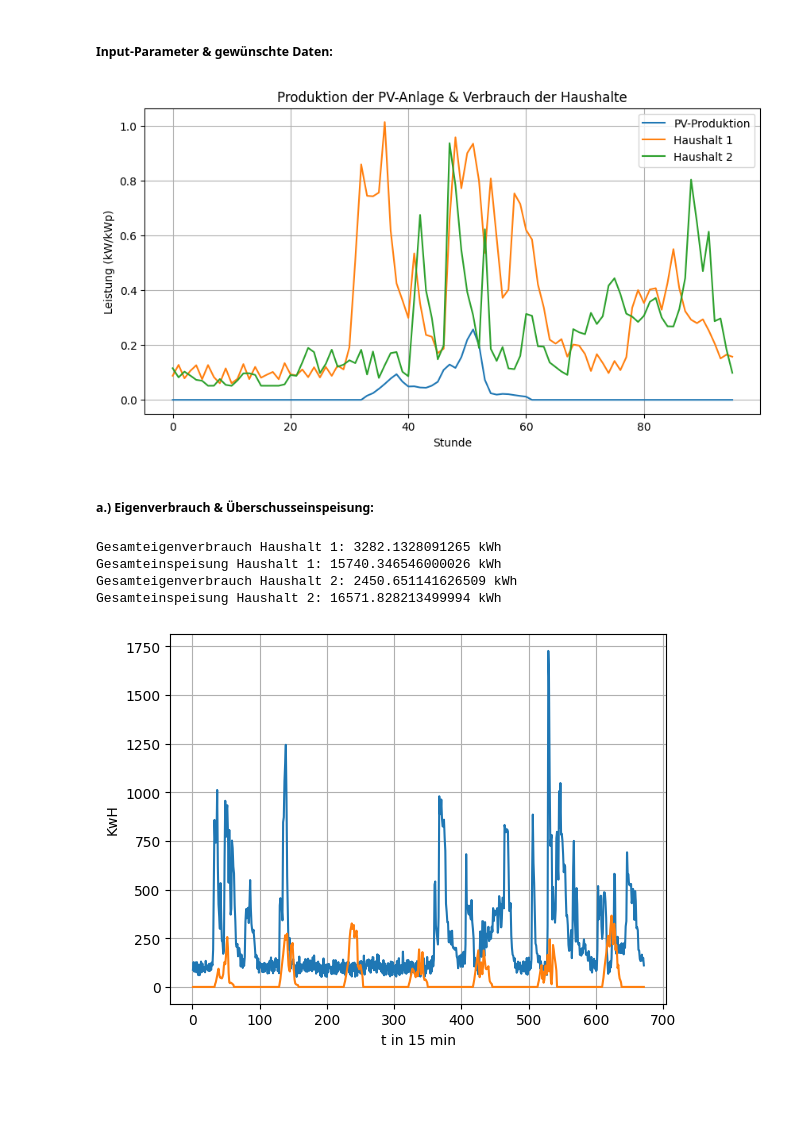
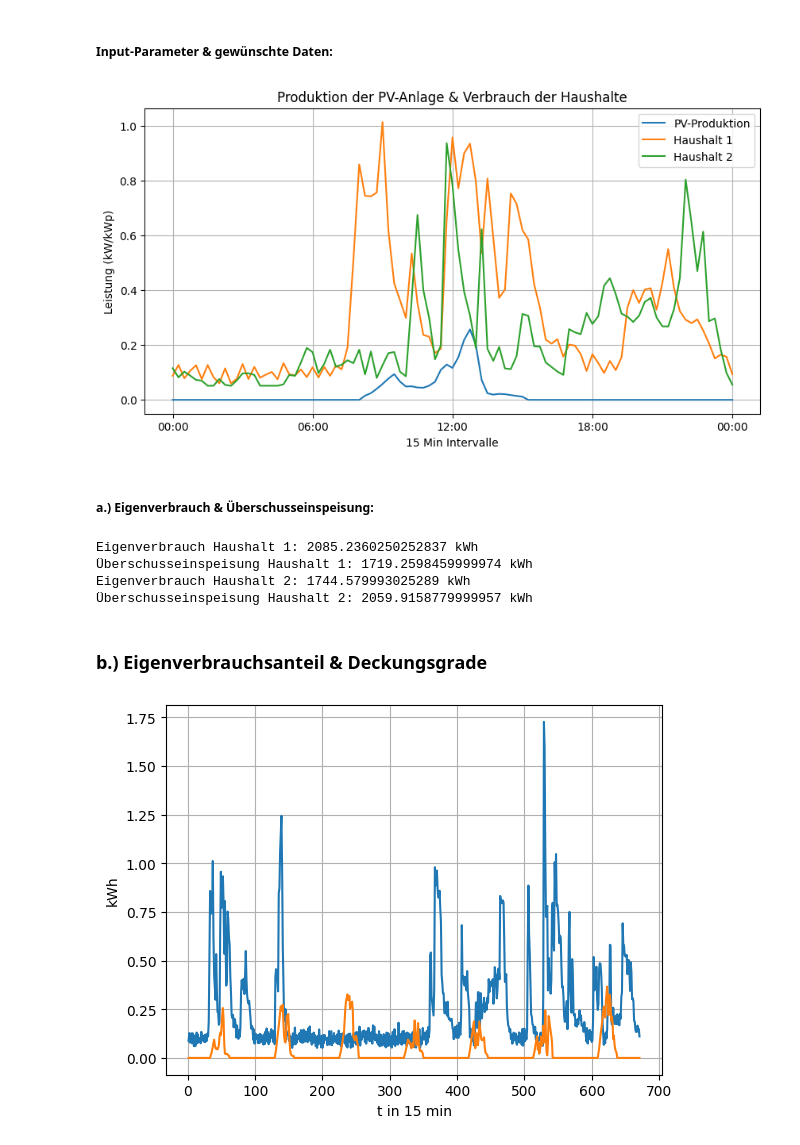
Before and after one commit to AhmedAkhi/2.UE, a Jupyter notebook: UE2_Gruppe2.ipynb, the cells around one changed output. Saved outputs shown, nothing was run; the diff lists cells and outputs as text; code cells hidden in the pictures; blank space fills up the shorter version.

```diff
--- a/UE2_Gruppe2.ipynb
+++ b/UE2_Gruppe2.ipynb
@@ -141,9 +141,9 @@ Barwert_mit_OeMAG_Normiert(dfEinspeisung, Preise, Pv_kWp, Systemkosten, Zinssatz
 # %% [markdown]
 ##### Input-Parameter & gewünschte Daten:
 # %%
-Pv_kWp = 5
-dfProduktion = pd.read_csv("PV_Profil_leistung_2.csv")  #Produktion der Anlage
-dfVerbrauch = pd.read_csv("LeistungHaushalte.csv")
+Pv_kWp = 5                                              #kWp
+dfProduktion = pd.read_csv("PV_Profil_leistung_2.csv")  #Produktion der Anlage in kW/kWp
+dfVerbrauch = pd.read_csv("LeistungHaushalte.csv", delimiter = ",")
 dfVerbrauch_kWh = dfVerbrauch / 1000                    #Umrechnung Wh in kWh
 
 #Auswählen Verbrauch vom gewünschten Haushalt:
@@ -153,21 +153,22 @@ Haushalt2 = dfVerbrauch_kWh["2"]
 ########################################
 # Test zur leichteren Veranschaulichung
 # Auswählen der ersten 96 Werte (einen Tag) (01.01.2023)
-dfProduktion_day = dfProduktion.head(96)
-dfVerbrauch_day = dfVerbrauch_kWh.head(96)
+dfProduktion_day = dfProduktion.head(97)
+dfVerbrauch_day = dfVerbrauch_kWh.head(97)
 
 # Plot Produktion der PV-Anlage & Verbrauchsdaten der Haushalte
 plt.figure(figsize=(10, 5))
 plt.plot(dfProduktion_day["Produktion"], label="PV-Produktion")
 plt.plot(dfVerbrauch_day["1"], label="Haushalt 1")
 plt.plot(dfVerbrauch_day["2"], label="Haushalt 2")
-plt.xlabel("Stunde")
+plt.xlabel("15 Min Intervalle")
 plt.ylabel("Leistung (kW/kWp)")
 plt.title("Produktion der PV-Anlage & Verbrauch der Haushalte")
+plt.xticks([0, 24, 48, 72, 96], ["00:00", "06:00", "12:00", "18:00", "00:00"])  # Beschriftung der x-Achse
 plt.legend()
 plt.grid(True)
 plt.show()
 # %% [output]
-[figure, old version]
+[figure, new version]
 # %% [markdown]
 ##### a.) Eigenverbrauch & Überschusseinspeisung:
@@ -193,15 +195,17 @@ def Eigenverbrauch_Einspeisung_Haushalt(Haushalt, dfProduktion, Pv_kWp):
 # %%
-# Berechne Eigenverbrauch und Einspeisung für Haushalt 1
-Eigenverbrauch1, Einspeisung1 = Eigenverbrauch_Einspeisung_Haushalt(Haushalt1, dfProduktion, Pv_kWp)
-print("Gesamteigenverbrauch Haushalt 1:", Eigenverbrauch1, "kWh")
-print("Gesamteinspeisung Haushalt 1:", Einspeisung1, "kWh")
+# Eigenverbrauch & Überschusseinspeisung Haushalt 1
+Eigenverbrauch_H1, Überschusseinspeisung_H1 = Eigenverbrauch_Einspeisung_Haushalt(Haushalt1, dfProduktion["Produktion"], Pv_kWp)
+print("Eigenverbrauch Haushalt 1:", Eigenverbrauch_H1, "kWh")
+print("Überschusseinspeisung Haushalt 1:", Überschusseinspeisung_H1, "kWh")
 
-# Berechne Eigenverbrauch und Einspeisung für Haushalt 2
-Eigenverbrauch2, Einspeisung2 = Eigenverbrauch_Einspeisung_Haushalt(Haushalt2, dfProduktion, Pv_kWp)
-print("Gesamteigenverbrauch Haushalt 2:", Eigenverbrauch2, "kWh")
-print("Gesamteinspeisung Haushalt 2:", Einspeisung2, "kWh")
+# Eigenverbrauch & Überschusseinspeisung Haushalt 2
+Eigenverbrauch_H2, Überschusseinspeisung_H2 = Eigenverbrauch_Einspeisung_Haushalt(Haushalt2, dfProduktion["Produktion"], Pv_kWp)
+print("Eigenverbrauch Haushalt 2:", Eigenverbrauch_H2, "kWh")
+print("Überschusseinspeisung Haushalt 2:", Überschusseinspeisung_H2, "kWh")
 # %% [output]
-Gesamteigenverbrauch Haushalt 1: 3282.1328091265 kWh
-Gesamteinspeisung Haushalt 1: 15740.346546000026 kWh
-Gesamteigenverbrauch Haushalt 2: 2450.651141626509 kWh
-Gesamteinspeisung Haushalt 2: 16571.828213499994 kWh
+Eigenverbrauch Haushalt 1: 2085.2360250252837 kWh
+Überschusseinspeisung Haushalt 1: 1719.2598459999974 kWh
+Eigenverbrauch Haushalt 2: 1744.579993025289 kWh
+Überschusseinspeisung Haushalt 2: 2059.9158779999957 kWh
+# %% [markdown]
+### b.) Eigenverbrauchsanteil & Deckungsgrade
@@ -208,11 +214,11 @@ Gesamteinspeisung Haushalt 2: 16571.828213499994 kWh
 # %%
 fig, ax = plt.subplots()
-ax.plot(np.arange(1, 672), dfVerbrauch["1"][0:671])
-ax.plot(np.arange(1, 672), dfProduktion["Produktion"][0:671]*1000)
+ax.plot(np.arange(1, 672), dfVerbrauch["1"][0:671]/1000,  label="Verbrauch Haushalt1")
+ax.plot(np.arange(1, 672), dfProduktion["Produktion"][0:671],  label="PV-Produktion")
 ax.set_title("")
 ax.set_xlabel('t in 15 min')
-ax.set_ylabel('KwH')
+ax.set_ylabel('kWh')
 ax.grid(True, zorder=1)
 plt.show()
 # %% [output]
-[figure, old version]
+[figure, new version]
```
Also changed, not shown: parts of 3 cells of this notebook.
